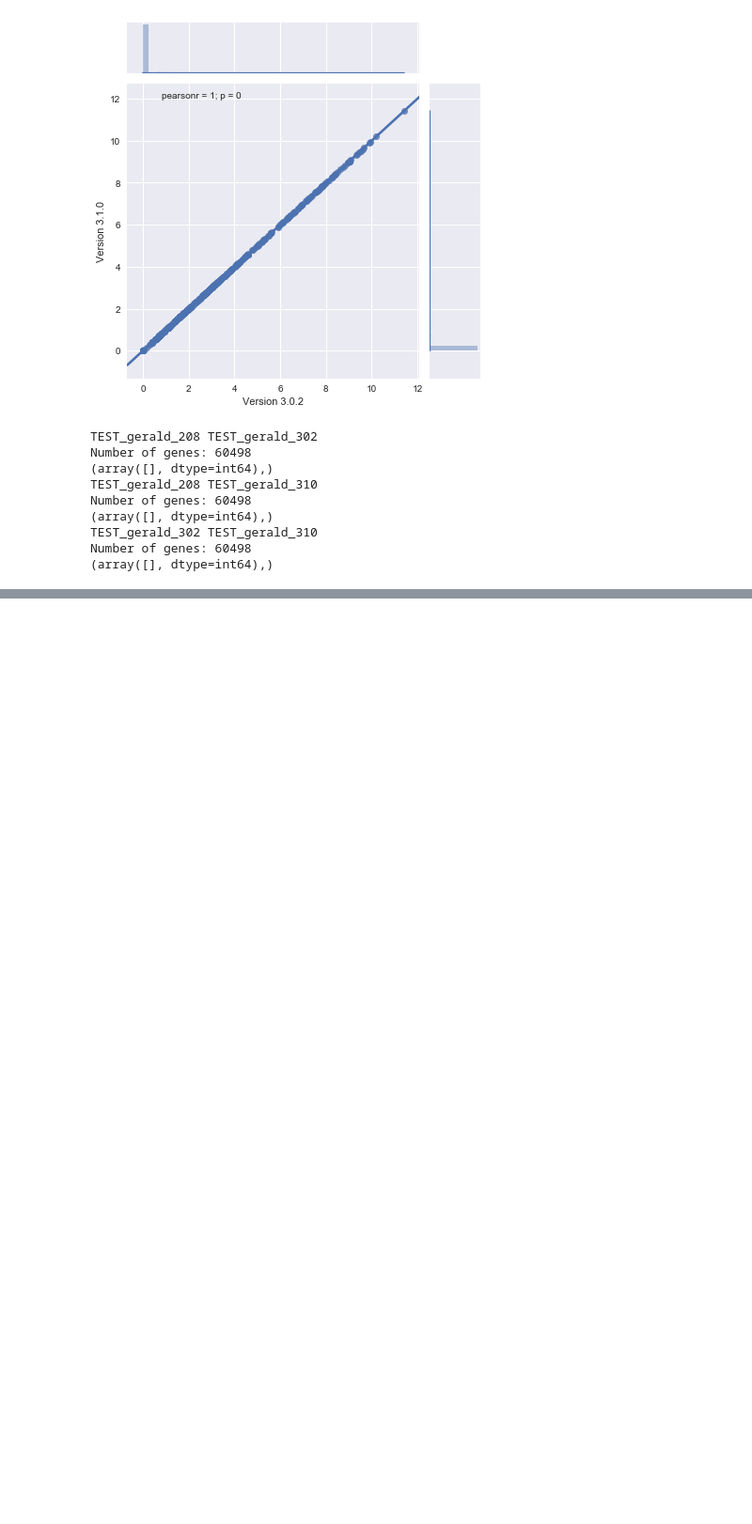
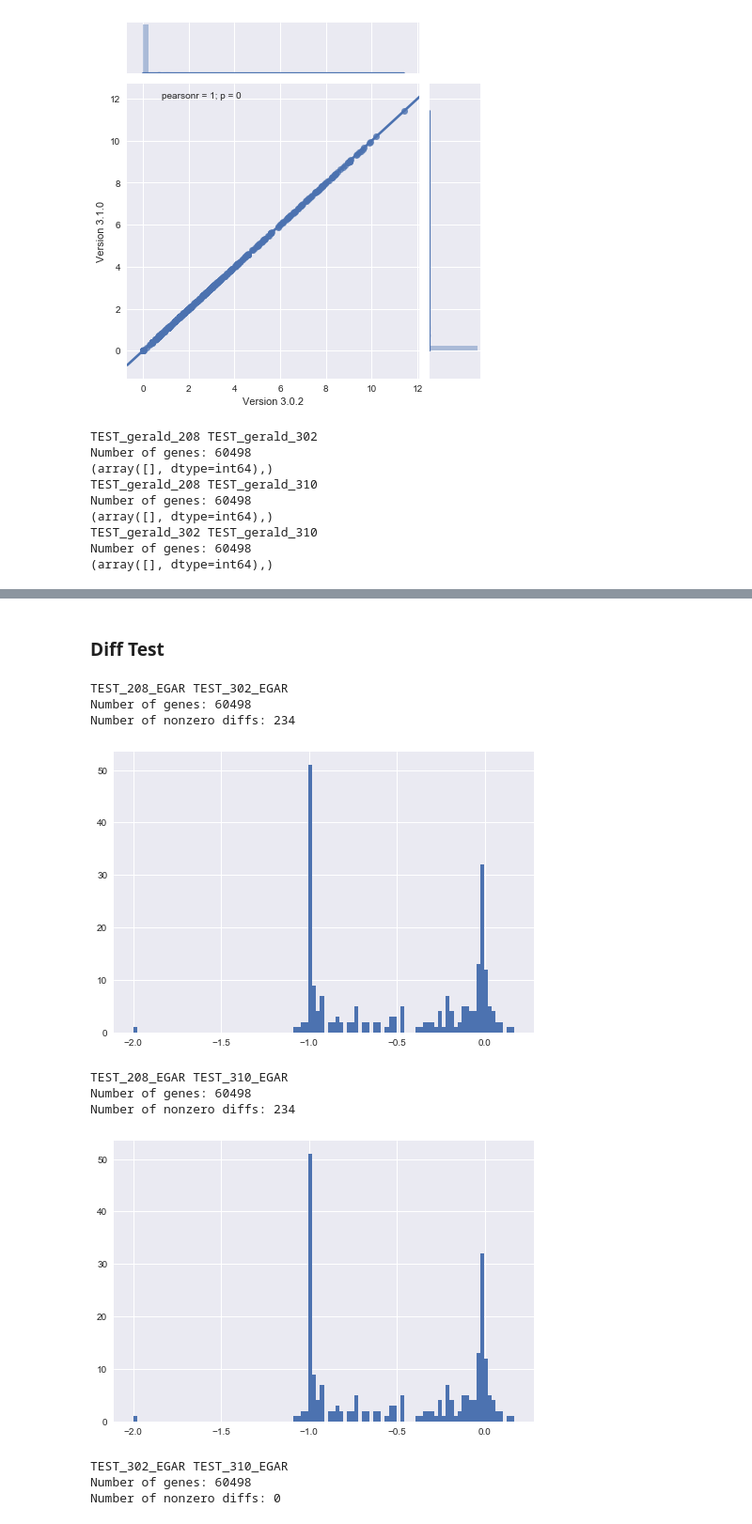
Before and after one commit to jvivian/ipython_notebooks, a Jupyter notebook: toil-rnaseq-version-concordance/Concordance Testing between toil-rnaseq versions.ipynb, the cells around one changed output, grey strips where cells are left out. Shown at 94% size. Drawn from its saved outputs; the diff is of its cells as text; code cells hidden in the pictures; blank space fills up the shorter version.

```diff
--- a/toil-rnaseq-version-concordance/Concordance Testing between toil-rnaseq versions.ipynb
+++ b/toil-rnaseq-version-concordance/Concordance Testing between toil-rnaseq versions.ipynb
@@ -140,0 +180,22 @@ Number of genes: 60498
+# %% [markdown]
+### Diff Test
+# %%
+for x, y in combinations(['TEST_208_EGAR', 'TEST_302_EGAR', 'TEST_310_EGAR'], 2):
+    diff = np.array(rsem[x].expected_count) - np.array(rsem[y].expected_count)
+    print x, y
+    print 'Number of genes: ' + str(len(diff))
+    print 'Number of nonzero diffs: ' + str(np.shape(np.nonzero(diff))[1])
+    plt.hist(diff[np.nonzero(diff)], bins=100)
+    plt.show()
+# %% [output]
+TEST_208_EGAR TEST_302_EGAR
+Number of genes: 60498
+Number of nonzero diffs: 234
+[figure, added]
+TEST_208_EGAR TEST_310_EGAR
+Number of genes: 60498
+Number of nonzero diffs: 234
+[figure, added]
+TEST_302_EGAR TEST_310_EGAR
+Number of genes: 60498
+Number of nonzero diffs: 0
```
Also changed, not shown: parts of 9 cells of this notebook, 46 other files.
